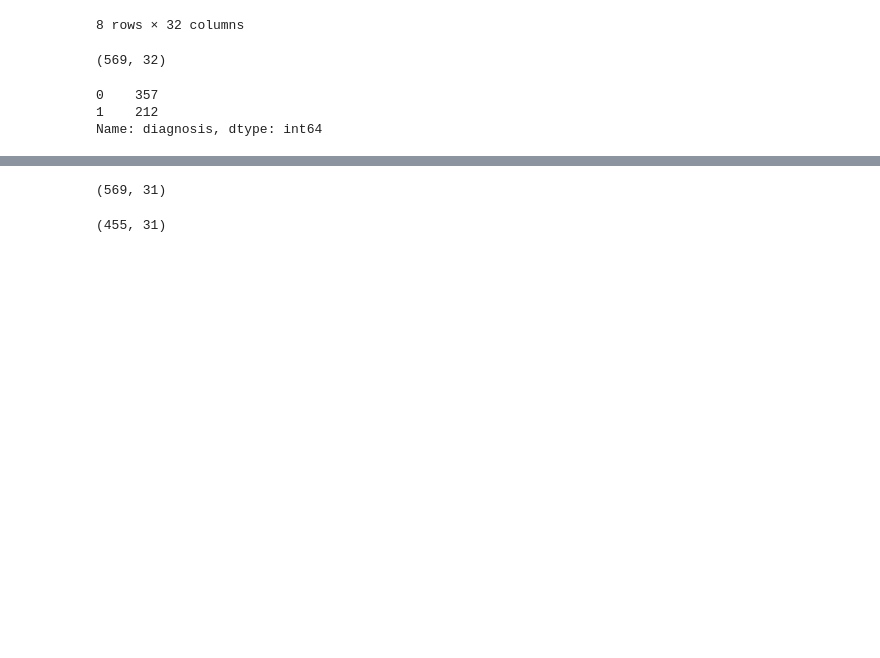
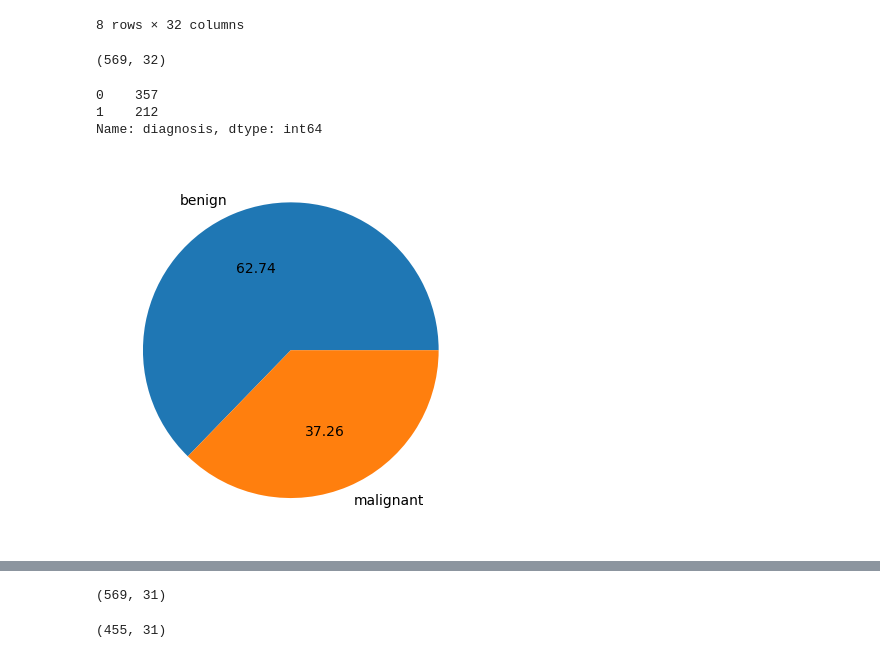
Before and after one commit to nirmalyabag20/Breast-Cancer-prediction-using-machine-learning, a Jupyter notebook: Breast Cancer ML Project.ipynb, the cells around one changed output, grey strips where cells are left out. Saved outputs shown, nothing was run; the diff lists cells and outputs as text; code cells hidden in the pictures; blank space fills up the shorter version.

```diff
--- a/Breast Cancer ML Project.ipynb
+++ b/Breast Cancer ML Project.ipynb
@@ -6,7 +6,7 @@
 import numpy as np
 import pandas as pd
 # %%
-breast= pd.read_csv("C:\\Users\\nirma\\Downloads\\archive(1)\\data.csv")
+breast= pd.read_csv("D:\\MACHINE LEARNING PROJECTS\\Breast Cancer files\\Breast Cancer Dataset.csv")
 breast.head()
 # %% [output]
 |  | id | diagnosis | radius_mean | texture_mean | perimeter_mean | area_mean | smoothness_mean | ... |
@@ -118,3 +103,10 @@ breast["diagnosis"].value_counts()
 0    357
 1    212
 Name: diagnosis, dtype: int64
+# %%
+import seaborn as sns
+import matplotlib.pyplot as plt
+plt.pie(breast['diagnosis'].value_counts(),autopct="%0.2f",labels=['benign','malignant'])
+plt.show()
+# %% [output]
+[figure, added]
```
Also changed, not shown: parts of 7 cells of this notebook.
